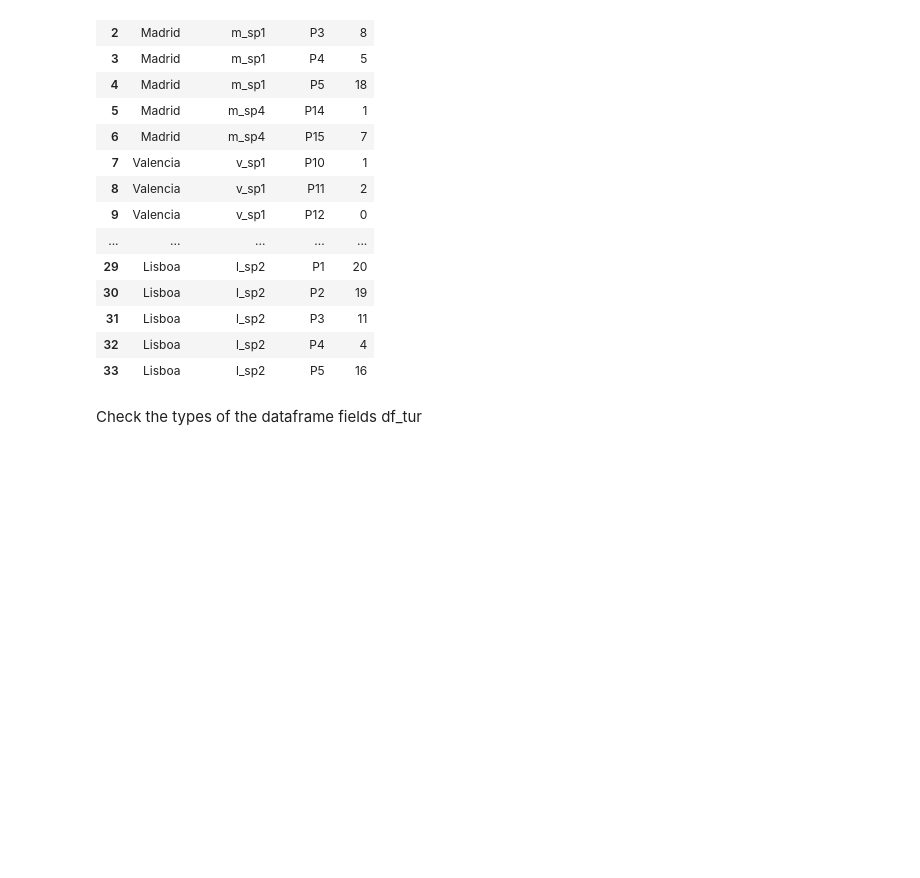
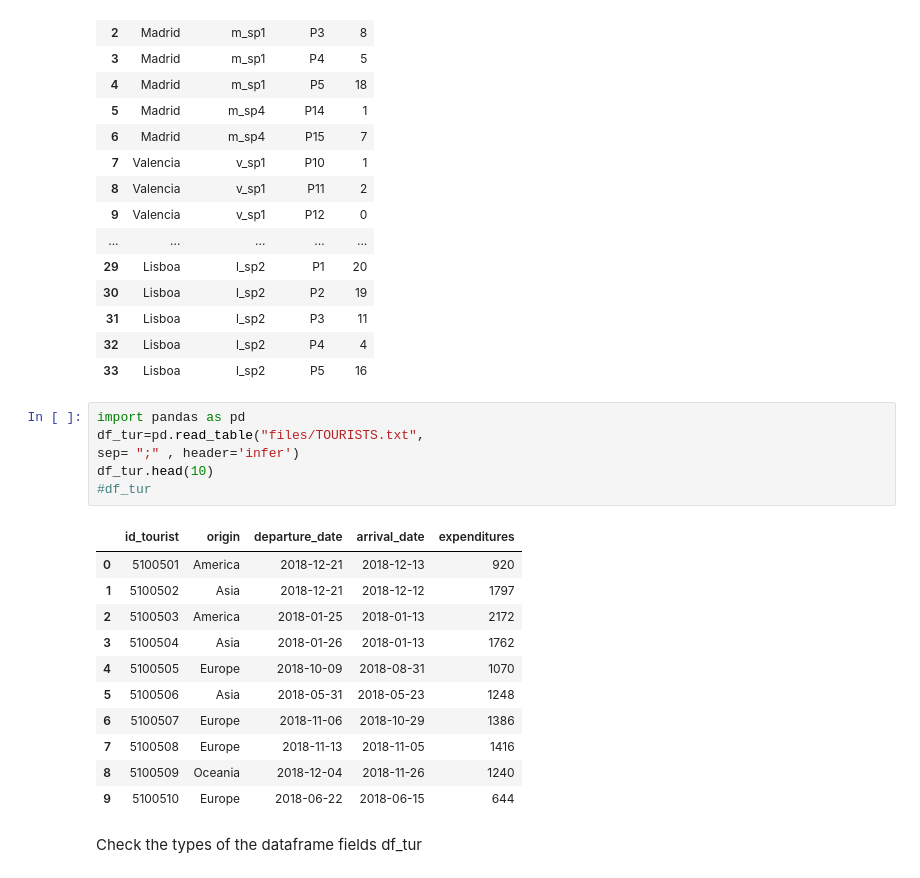
Before and after one commit to intisar2024/master_ITM, a Jupyter notebook: EJ08_STATEMENTS_pandas1.ipynb, the cells around one changed output. Saved outputs shown, nothing was run; the diff lists cells and outputs as text; blank space fills up the shorter version.

```diff
--- a/EJ08_STATEMENTS_pandas1.ipynb
+++ b/EJ08_STATEMENTS_pandas1.ipynb
@@ -66,5 +66,23 @@ f
 | 31 | Lisboa | l_sp2 | P3 | 11 |
 | 32 | Lisboa | l_sp2 | P4 | 4 |
 | 33 | Lisboa | l_sp2 | P5 | 16 |
+# %%
+import pandas as pd
+df_tur=pd.read_table("files/TOURISTS.txt",
+sep= ";" , header='infer')
+df_tur.head(10)
+#df_tur
+# %% [output]
+|  | id_tourist | origin | departure_date | arrival_date | expenditures |
+| 0 | 5100501 | America | 2018-12-21 | 2018-12-13 | 920 |
+| 1 | 5100502 | Asia | 2018-12-21 | 2018-12-12 | 1797 |
+| 2 | 5100503 | America | 2018-01-25 | 2018-01-13 | 2172 |
+| 3 | 5100504 | Asia | 2018-01-26 | 2018-01-13 | 1762 |
+| 4 | 5100505 | Europe | 2018-10-09 | 2018-08-31 | 1070 |
+| 5 | 5100506 | Asia | 2018-05-31 | 2018-05-23 | 1248 |
+| 6 | 5100507 | Europe | 2018-11-06 | 2018-10-29 | 1386 |
+| 7 | 5100508 | Europe | 2018-11-13 | 2018-11-05 | 1416 |
+| 8 | 5100509 | Oceania | 2018-12-04 | 2018-11-26 | 1240 |
+| 9 | 5100510 | Europe | 2018-06-22 | 2018-06-15 | 644 |
 # %% [markdown]
 Check the types of the dataframe fields df_tur
```
Also changed, not shown: parts of 1 cell of this notebook.
